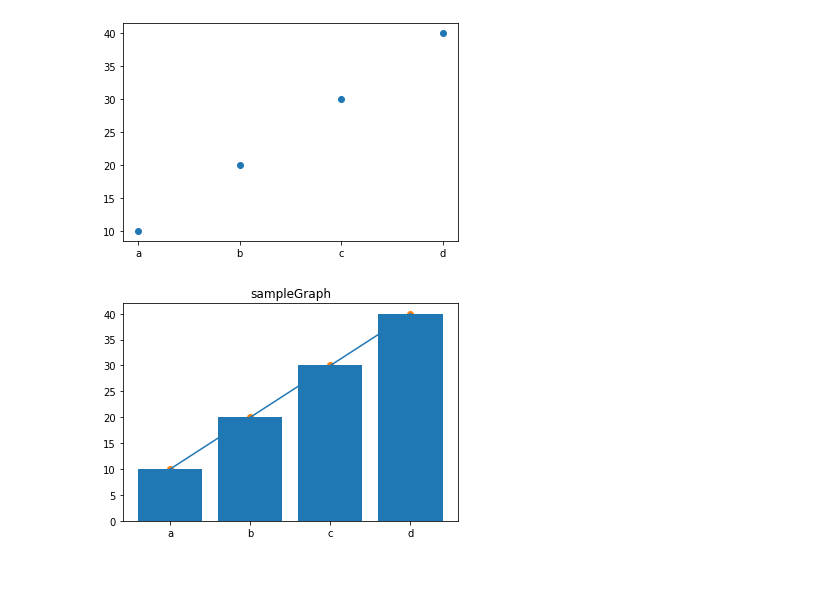
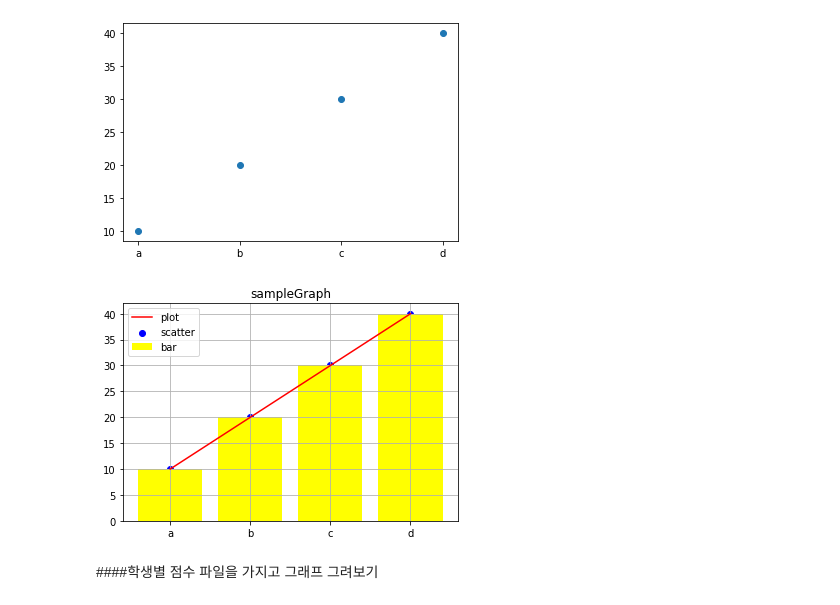
Before and after one commit to ChoSooBeen/Python_practice, a Jupyter notebook: Python_data.ipynb, the cells around one changed output. Saved outputs shown, nothing was run; the diff lists cells and outputs as text; code cells hidden in the pictures; blank space fills up the shorter version.

```diff
--- a/Python_data.ipynb
+++ b/Python_data.ipynb
@@ -559,14 +559,18 @@ plt.show()
 [figure]
 # %%
 #겹친그래프
-
 
 #그래프 제목
 plt.title('sampleGraph')
 
-plt.bar(x, y)
-plt.plot(x, y)
-plt.scatter(x, y)
+#그래프 색깔, 레이블
+plt.bar(x, y, color='yellow', label = 'bar')
+plt.plot(x, y, color='red', label = 'plot')
+plt.scatter(x, y, color='blue', label = 'scatter')
+plt.legend() #레이블을 보여준다
+plt.grid() #그리드 표현시 사용
 plt.show()
 # %% [output]
-[figure, old version]
+[figure, new version]
+# %% [markdown]
+####학생별 점수 파일을 가지고 그래프 그려보기
```
Also changed, not shown: parts of 3 cells of this notebook.
